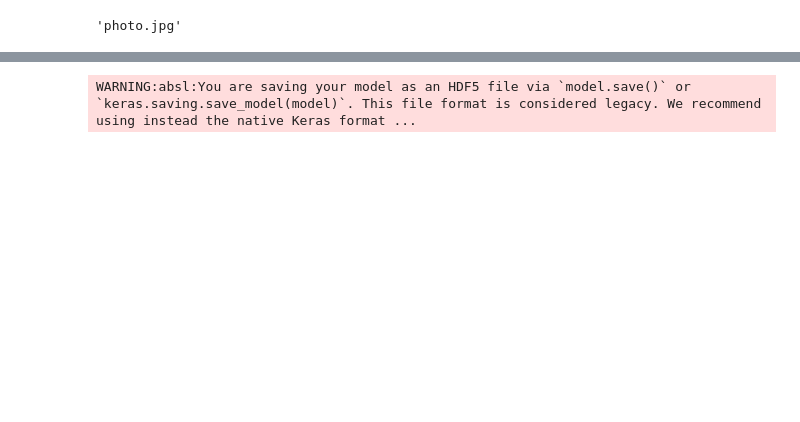
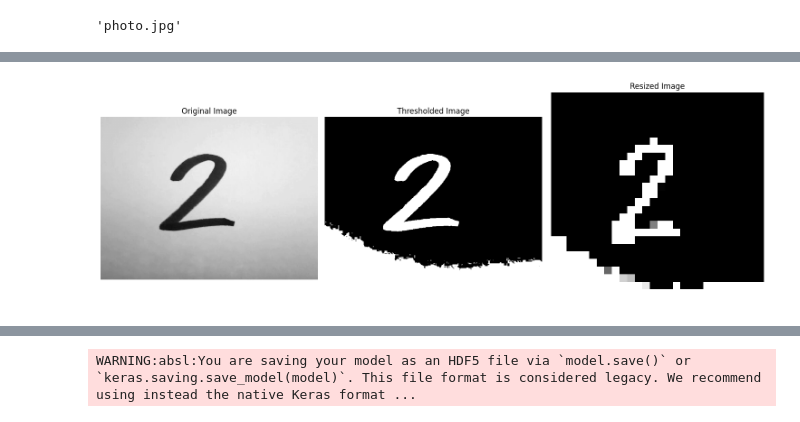
Before and after one commit to hectorcamachoz/TallerRedesNeuronales, a Jupyter notebook: TallerRedesNeuronales.ipynb, the cells around one changed output, grey strips where cells are left out. Cells and saved outputs as stored; diff of their text form; code cells hidden in the pictures; blank space fills up the shorter version.

```diff
--- a/TallerRedesNeuronales.ipynb
+++ b/TallerRedesNeuronales.ipynb
@@ -319,0 +332,40 @@ The predicted digit is: 2
+# %%
+def process_image(image_path):
+    """
+    Carga una imagen, le aplica un umbral, la redimensiona a 28x28 píxeles
+    y muestra las imágenes original, con umbral y redimensionada.
+
+    Args:
+        image_path (str): La ruta al archivo de la imagen.
+    """
+    # Load the image
+    image = cv2.imread(image_path, cv2.IMREAD_GRAYSCALE)
+
+    # Thresholding
+    _, thresh = cv2.threshold(image, 115, 255, cv2.THRESH_BINARY_INV)
+
+    # Resize the image to 28x28 pixels
+    resized = cv2.resize(thresh, (28, 28))
+
+    # Display the images side by side
+    fig, axes = plt.subplots(1, 3, figsize=(15, 5))
+    # Original Image
+    axes[0].imshow(image, cmap='gray')
+    axes[0].set_title('Original Image')
+    axes[0].axis('off')
+    # Thresholded Image
+    axes[1].imshow(thresh, cmap='gray')
+    axes[1].set_title('Thresholded Image')
+    axes[1].axis('off')
+    # Resized Image
+    axes[2].imshow(resized, cmap='gray')
+    axes[2].set_title('Resized Image')
+    axes[2].axis('off')
+    plt.tight_layout()
+    plt.show()
+    return resized
+# %%
+image_path = 'photo.jpg'
+resized = process_image(image_path)
+# %% [output]
+[figure, added]
```
Also changed, not shown: parts of 68 cells of this notebook.
